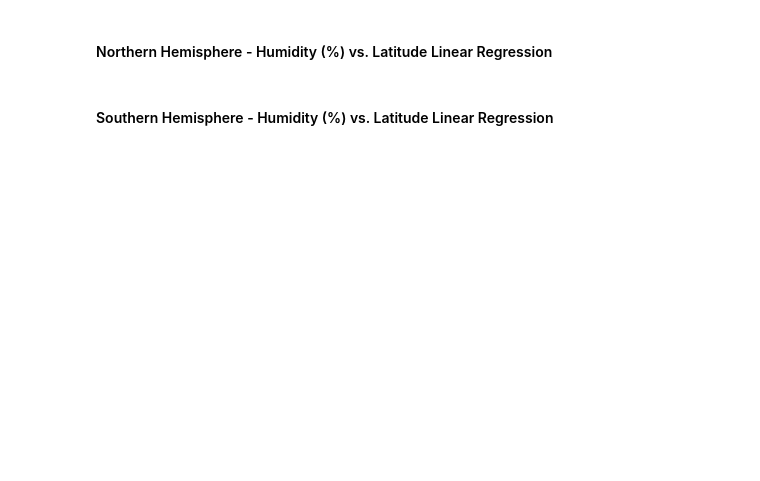
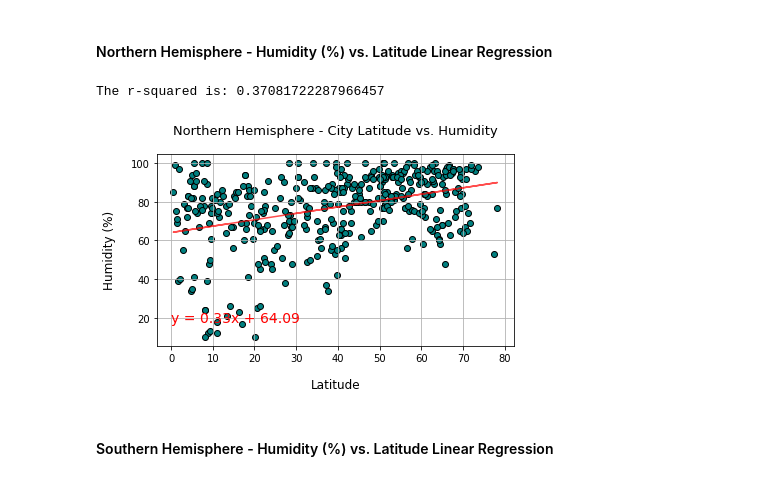
Before and after one commit to anulkar/python-api-challenge, a Jupyter notebook: WeatherPy/WeatherPy.ipynb, the cells around one changed output. Drawn from its saved outputs; the diff is of its cells as text; code cells hidden in the pictures; blank space fills up the shorter version.

```diff
--- a/WeatherPy/WeatherPy.ipynb
+++ b/WeatherPy/WeatherPy.ipynb
@@ -298,4 +321,17 @@ The r-squared is: -0.93098611904783
 # %% [markdown]
 ####  Northern Hemisphere - Humidity (%) vs. Latitude Linear Regression
+# %%
+# Set the plot title and axes labels
+plot_title = 'Northern Hemisphere - City Latitude vs. Humidity'
+plot_xlabel = 'Latitude'
+plot_ylabel = 'Humidity (%)'
+
+# Call function to calculate and create a linear regression plot
+plt = create_linregress_plot(nh_latitudes, nh_humidity, plot_title, plot_xlabel, plot_ylabel)
+plt.savefig("../images/nh_latitude_humidity.png")
+plt.show()
+# %% [output]
+The r-squared is: 0.37081722287966457
+[figure, added]
 # %% [markdown]
 ####  Southern Hemisphere - Humidity (%) vs. Latitude Linear Regression
```
Also changed, not shown: parts of 17 cells of this notebook.
